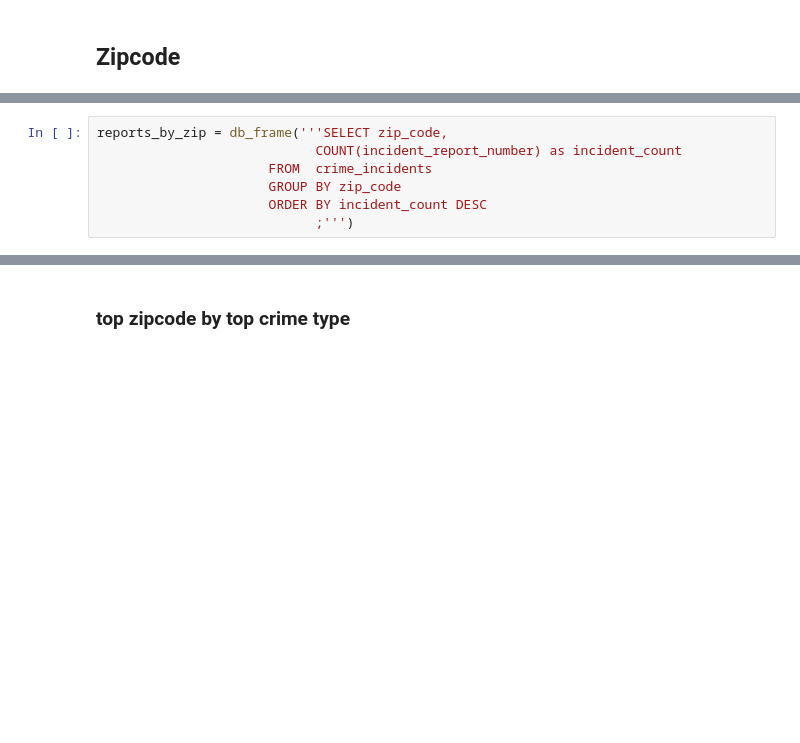
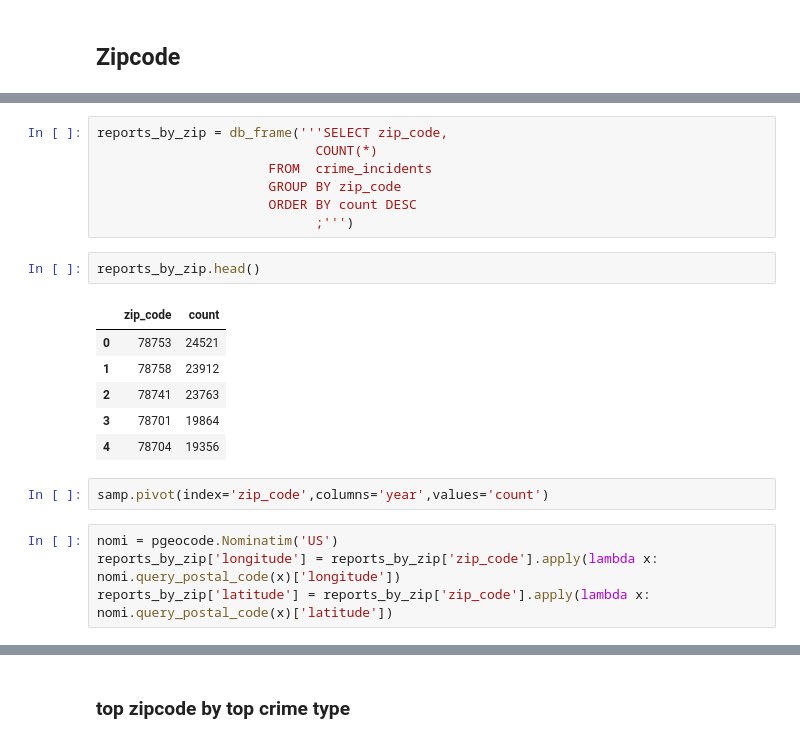
Before and after one commit to DonnieData/austin_crime_EDA, a Jupyter notebook: crime_data_EDA.ipynb, the cells around one changed output, grey strips where cells are left out. Drawn from its saved outputs; the diff is of its cells as text; blank space fills up the shorter version.

```diff
--- a/crime_data_EDA.ipynb
+++ b/crime_data_EDA.ipynb
@@ -592,7 +612,22 @@ loc_frame.to_csv('loc_frame.csv',index=False)
 # %%
 reports_by_zip = db_frame('''SELECT zip_code,
-                            COUNT(incident_report_number) as incident_count
+                            COUNT(*)
                       FROM  crime_incidents
                       GROUP BY zip_code
-                      ORDER BY incident_count DESC
+                      ORDER BY count DESC
                             ;''')
+# %%
+reports_by_zip.head()
+# %% [output]
+|  | zip_code | count |
+| 0 | 78753 | 24521 |
+| 1 | 78758 | 23912 |
+| 2 | 78741 | 23763 |
+| 3 | 78701 | 19864 |
+| 4 | 78704 | 19356 |
+# %%
+samp.pivot(index='zip_code',columns='year',values='count')
+# %%
+nomi = pgeocode.Nominatim('US')
+reports_by_zip['longitude'] = reports_by_zip['zip_code'].apply(lambda x: nomi.query_postal_code(x)['longitude'])
+reports_by_zip['latitude'] = reports_by_zip['zip_code'].apply(lambda x: nomi.query_postal_code(x)['latitude'])
```
Also changed, not shown: parts of 8 cells of this notebook, 2 other files.
